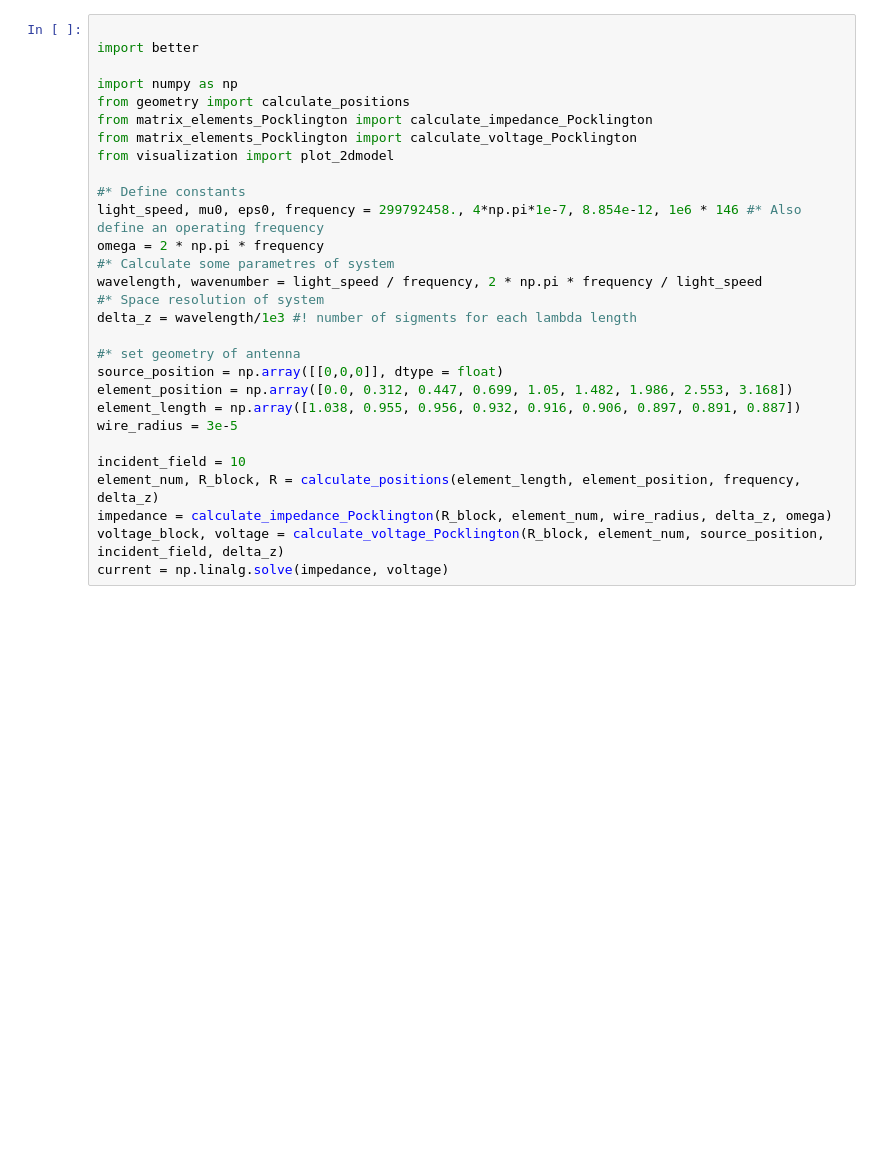
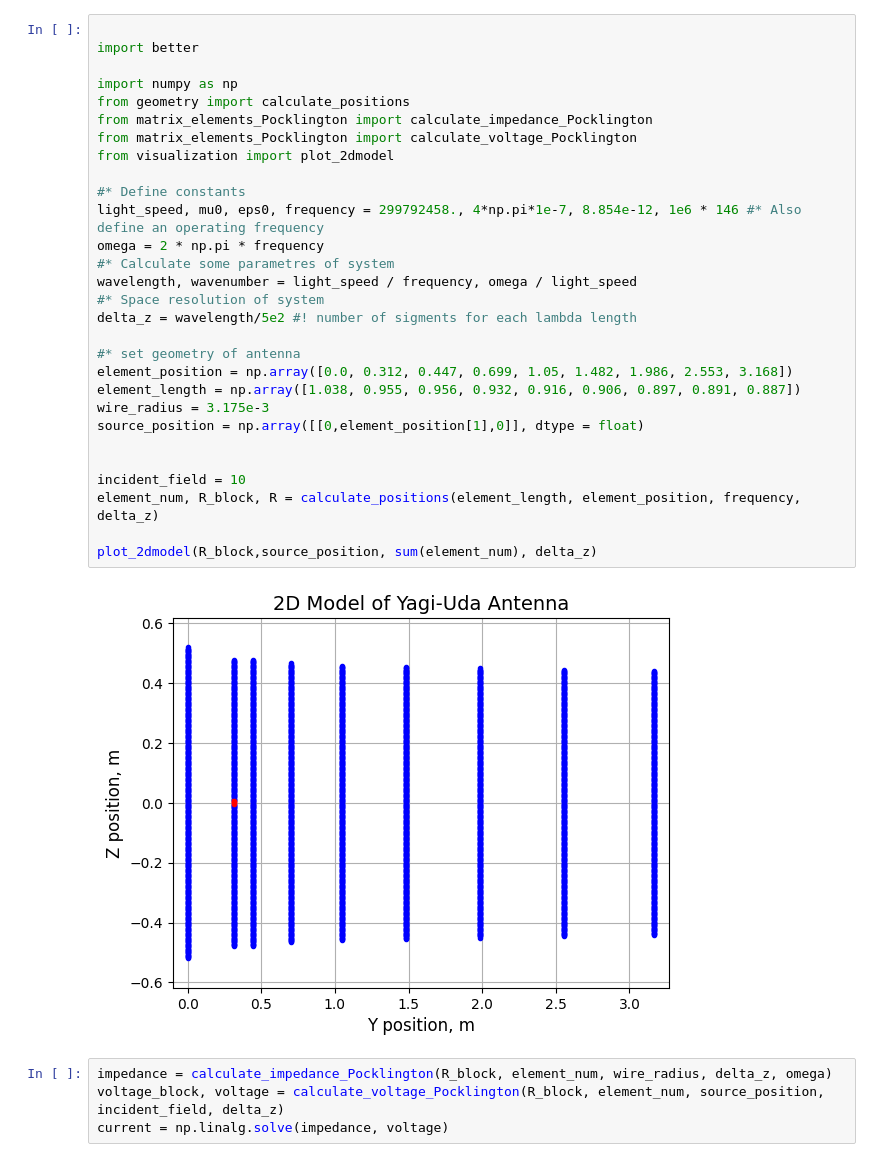
Before and after one commit to Sh4DowBurn/Method-of-Moments-for-antennas, a Jupyter notebook: test.ipynb, the cells around one changed output. Saved outputs shown, nothing was run; the diff lists cells and outputs as text; blank space fills up the shorter version.

```diff
--- a/test.ipynb
+++ b/test.ipynb
@@ -1,31 +1,37 @@
 # %%
 
 import better
 
 import numpy as np
 from geometry import calculate_positions
 from matrix_elements_Pocklington import calculate_impedance_Pocklington
 from matrix_elements_Pocklington import calculate_voltage_Pocklington
 from visualization import plot_2dmodel
 
 #* Define constants
 light_speed, mu0, eps0, frequency = 299792458., 4*np.pi*1e-7, 8.854e-12, 1e6 * 146 #* Also define an operating frequency
 omega = 2 * np.pi * frequency
 #* Calculate some parametres of system
-wavelength, wavenumber = light_speed / frequency, 2 * np.pi * frequency / light_speed
+wavelength, wavenumber = light_speed / frequency, omega / light_speed
 #* Space resolution of system
-delta_z = wavelength/1e3 #! number of sigments for each lambda length
+delta_z = wavelength/5e2 #! number of sigments for each lambda length
 
 #* set geometry of antenna
-source_position = np.array([[0,0,0]], dtype = float)
 element_position = np.array([0.0, 0.312, 0.447, 0.699, 1.05, 1.482, 1.986, 2.553, 3.168])
 element_length = np.array([1.038, 0.955, 0.956, 0.932, 0.916, 0.906, 0.897, 0.891, 0.887])
-wire_radius = 3e-5
+wire_radius = 3.175e-3
+source_position = np.array([[0,element_position[1],0]], dtype = float)
+
 
 incident_field = 10
 element_num, R_block, R = calculate_positions(element_length, element_position, frequency, delta_z)
-impedance = calculate_impedance_Pocklington(R_block, element_num, wire_radius, delta_z, omega)
-voltage_block, voltage = calculate_voltage_Pocklington(R_block, element_num, source_position, incident_field, delta_z)
-current = np.linalg.solve(impedance, voltage)
+
+plot_2dmodel(R_block,source_position, sum(element_num), delta_z)
+# %% [output]
+[figure, added]
+# %%
+impedance = calculate_impedance_Pocklington(R_block, element_num, wire_radius, delta_z, omega)
+voltage_block, voltage = calculate_voltage_Pocklington(R_block, element_num, source_position, incident_field, delta_z)
+current = np.linalg.solve(impedance, voltage)
 # %%
 import matplotlib.pyplot as plt
```
Also changed, not shown: parts of 3 cells of this notebook, 2 other files.
